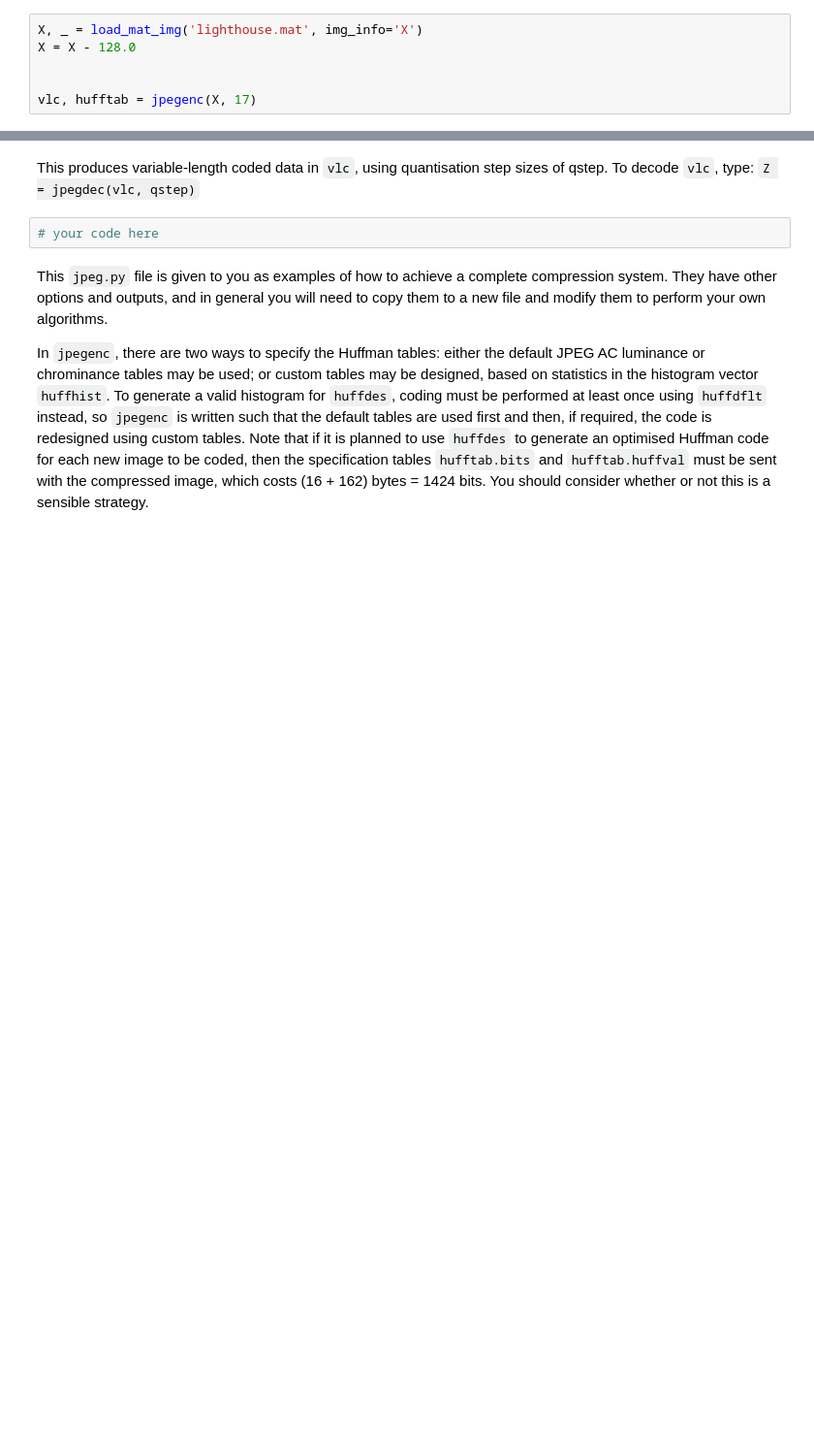
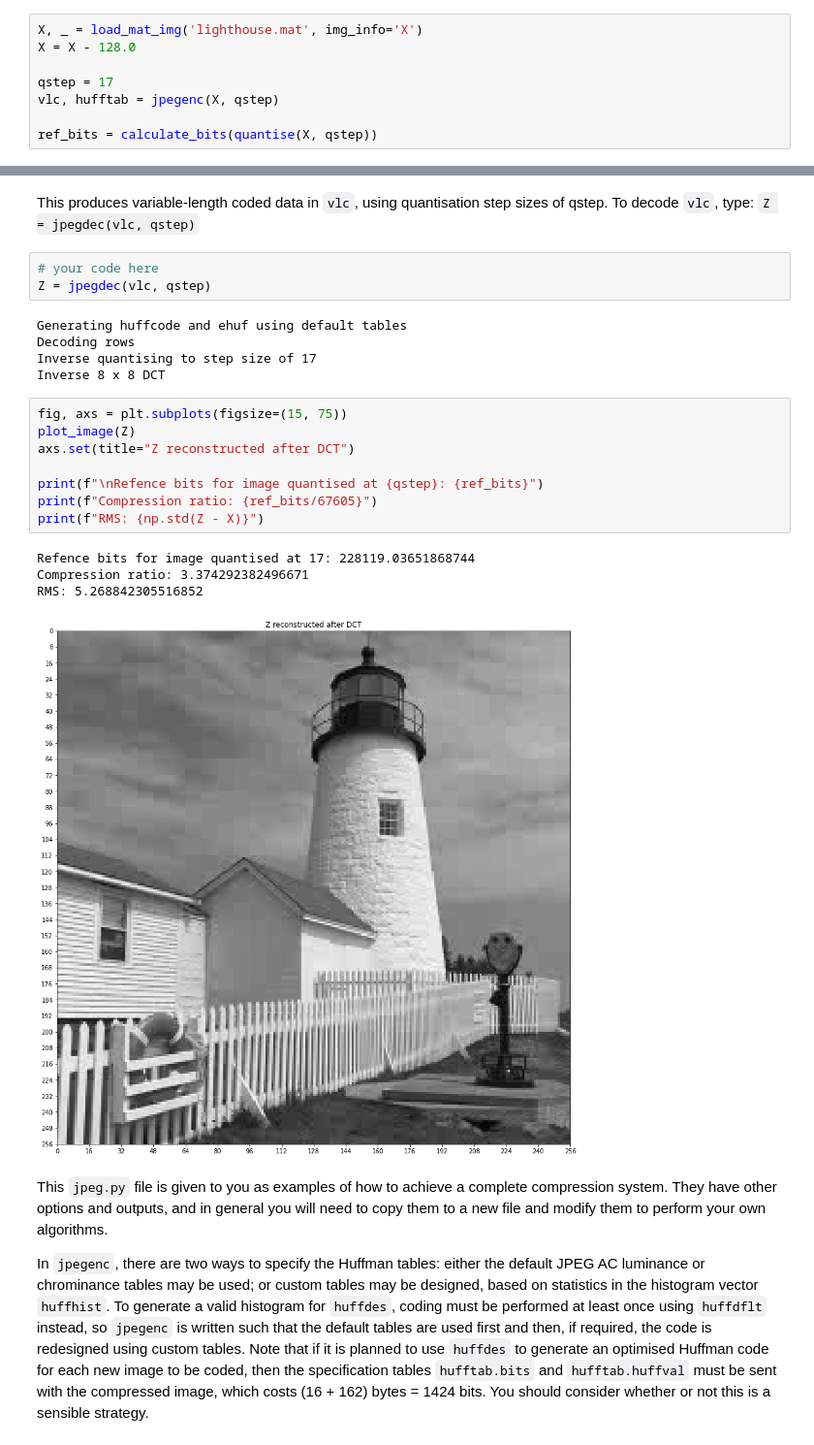
Before and after one commit to yichenhock/cued_sf2_lab, a Jupyter notebook: 12-huffman.ipynb, the cells around one changed output, grey strips where cells are left out. Shown at 97% size. Drawn from its saved outputs; the diff is of its cells as text; blank space fills up the shorter version.

```diff
--- a/12-huffman.ipynb
+++ b/12-huffman.ipynb
@@ -124,8 +129,10 @@ You can inspect the codewords with `dict(zip(hufftab.huffval, hufftab.codes))`.
 X, _ = load_mat_img('lighthouse.mat', img_info='X')
 X = X - 128.0
 
+qstep = 17
+vlc, hufftab = jpegenc(X, qstep)
 
-vlc, hufftab = jpegenc(X, 17)
+ref_bits = calculate_bits(quantise(X, qstep))
 # %% [output]
 Forward 8 x 8 DCT
 Quantising to step size of 17
@@ -136,6 +143,25 @@ Bits for coded image = 67605
 This produces variable-length coded data in `vlc`, using quantisation step sizes of qstep.  To decode `vlc`, type:  `Z = jpegdec(vlc, qstep)`
 # %%
 # your code here
+Z = jpegdec(vlc, qstep)
+# %% [output]
+Generating huffcode and ehuf using default tables
+Decoding rows
+Inverse quantising to step size of 17
+Inverse 8 x 8 DCT
+# %%
+fig, axs = plt.subplots(figsize=(15, 75))
+plot_image(Z)
+axs.set(title="Z reconstructed after DCT")
+
+print(f"\nRefence bits for image quantised at {qstep}: {ref_bits}")
+print(f"Compression ratio: {ref_bits/67605}")
+print(f"RMS: {np.std(Z - X)}")
+# %% [output]
+Refence bits for image quantised at 17: 228119.03651868744
+Compression ratio: 3.374292382496671
+RMS: 5.268842305516852
+[figure, added]
 # %% [markdown]
 This `jpeg.py` file is given to you as examples of how to achieve a complete compression
 system. They have other options and outputs, and in general you will need to copy them to a new
```
Also changed, not shown: parts of 6 cells of this notebook, 3 other files.
